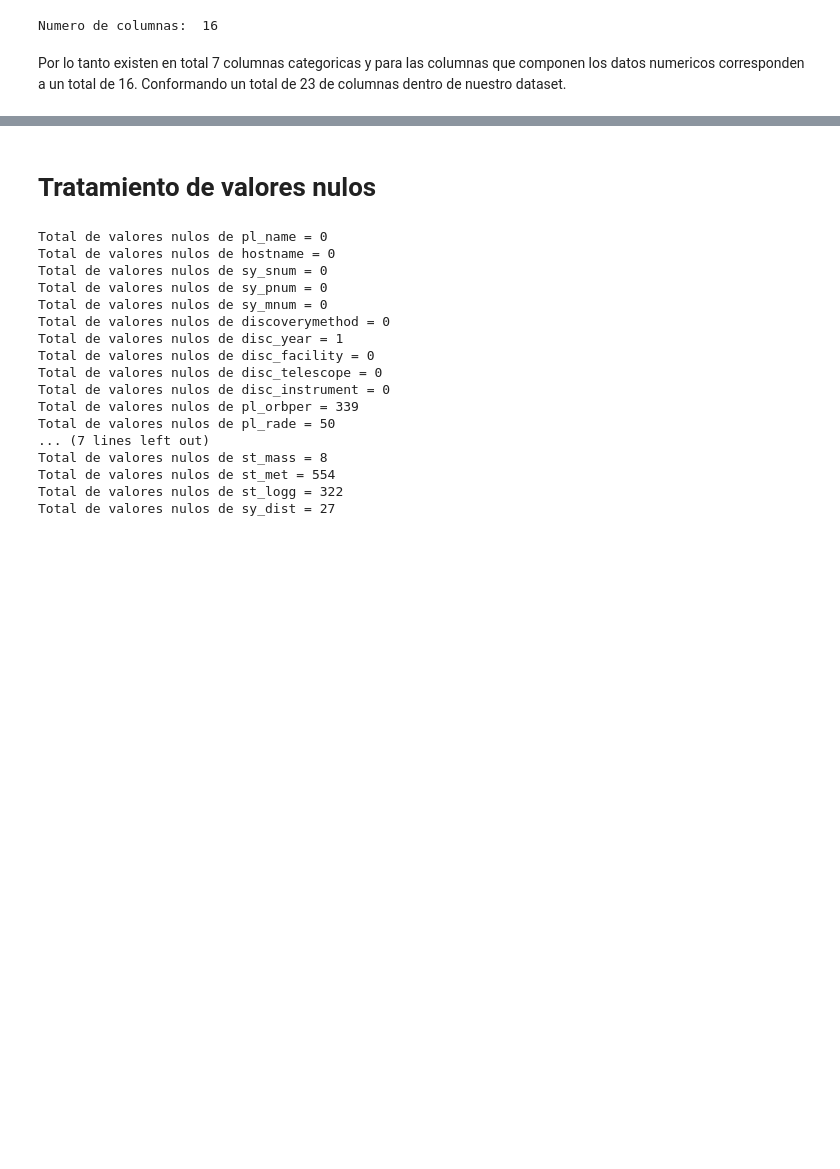
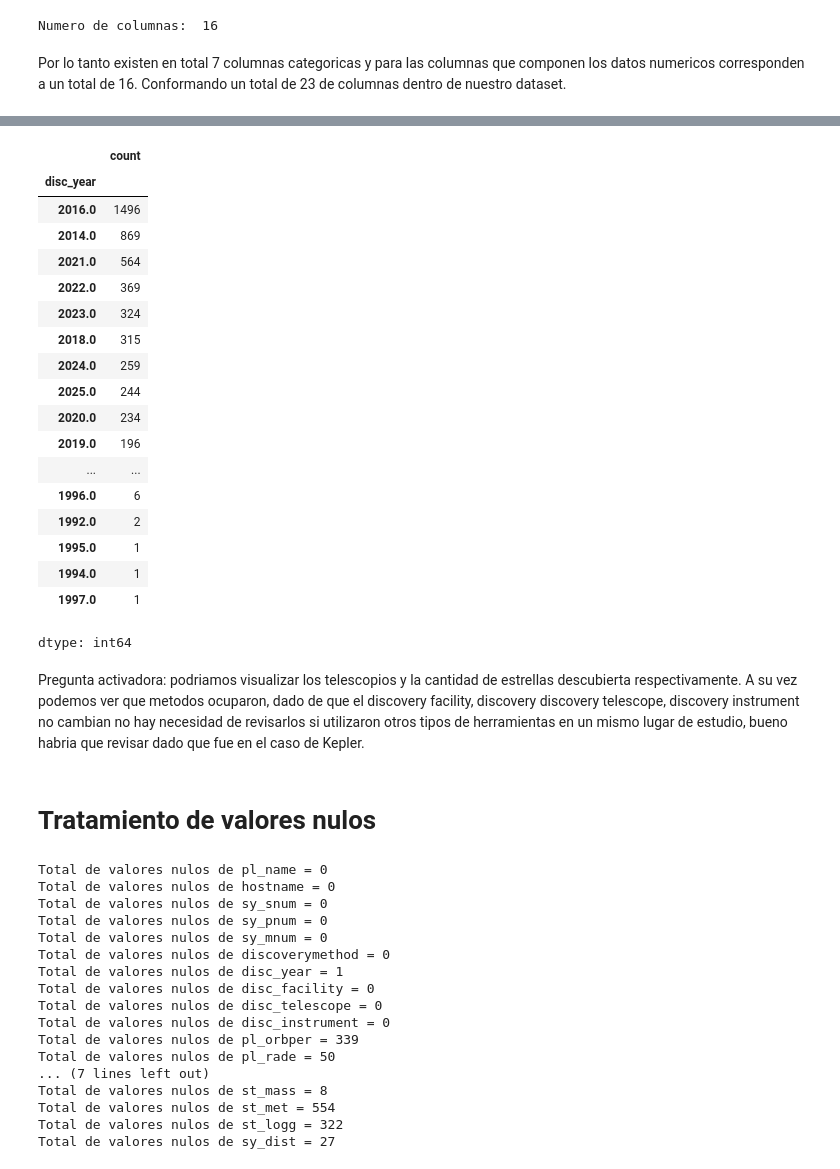
Before and after one commit to DAGP1145/Mineriadedatos, a Jupyter notebook: Mineria_De_Datos.ipynb, the cells around one changed output, grey strips where cells are left out. Saved outputs shown, nothing was run; the diff lists cells and outputs as text; code cells hidden in the pictures; blank space fills up the shorter version.

```diff
--- a/Mineria_De_Datos.ipynb
+++ b/Mineria_De_Datos.ipynb
@@ -135,3 +222,27 @@ Por lo tanto existen en total 7 columnas categoricas y para las columnas que com
+# %%
+systemplanets['disc_year'].value_counts()
+# %% [output]
+|  | count |
+| disc_year |  |
+| 2016.0 | 1496 |
+| 2014.0 | 869 |
+| 2021.0 | 564 |
+| 2022.0 | 369 |
+| 2023.0 | 324 |
+| 2018.0 | 315 |
+| 2024.0 | 259 |
+| 2025.0 | 244 |
+| 2020.0 | 234 |
+| 2019.0 | 196 |
+| ... | ... |
+| 1996.0 | 6 |
+| 1992.0 | 2 |
+| 1995.0 | 1 |
+| 1994.0 | 1 |
+| 1997.0 | 1 |
+dtype: int64
+# %% [markdown]
+Pregunta activadora: podriamos visualizar los telescopios y la cantidad de estrellas descubierta respectivamente. A su vez podemos ver que metodos ocuparon, dado de que el discovery facility, discovery discovery telescope, discovery instrument no cambian no hay necesidad de revisarlos si utilizaron otros tipos de herramientas en un mismo lugar de estudio, bueno habria que revisar dado que fue en el caso de Kepler.
 # %% [markdown]
 # Tratamiento de valores nulos
 # %%
```
Also changed, not shown: parts of 7 cells of this notebook.
